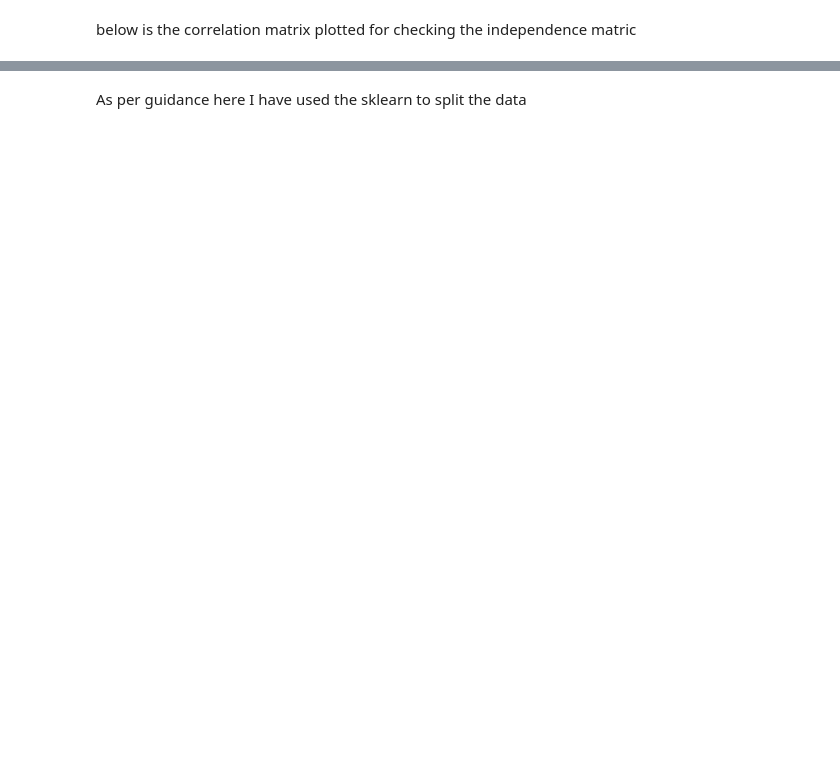
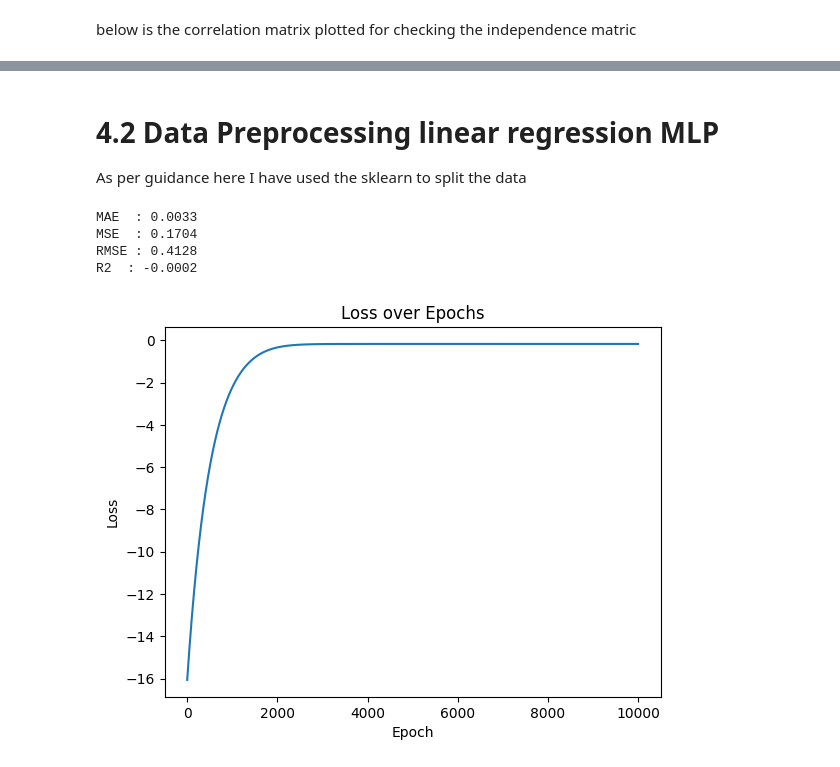
Before and after one commit to AMOLCAD/2025ag05055_dnn, a Jupyter notebook: Assignment.ipynb, the cells around one changed output, grey strips where cells are left out. Drawn from its saved outputs; the diff is of its cells as text; code cells hidden in the pictures; blank space fills up the shorter version.

Commit message:
added Mean absolute error factor

```diff
--- a/Assignment.ipynb
+++ b/Assignment.ipynb
@@ -318,6 +358,7 @@ class MLP:
         AL, _ = self.forward_propagation(X)
         return AL
 # %% [markdown]
+# 4.2 Data Preprocessing linear regression MLP
 As per guidance here I have used the sklearn to split the data
 # %%
 from sklearn.model_selection import train_test_split
@@ -360,21 +401,29 @@ predictions = mlp.predict(X_test)
 # %%
 
 y_pred = pd.Series(predictions.flatten())
 y_true = pd.Series(Y_test)
 
+mae = (y_true - y_pred).mean()
 mse = ((y_true - y_pred) ** 2).mean()
 rmse = np.sqrt(mse)
 
 ss_total = ((y_true - y_true.mean()) ** 2).sum()
 ss_res = ((y_true - y_pred) ** 2).sum()
 r2 = 1 - (ss_res / ss_total)
 
+print(f"MAE  : {mae:.4f}")
 print(f"MSE  : {mse:.4f}")
 print(f"RMSE : {rmse:.4f}")
 print(f"R2  : {r2:.4f}")
 
 plt.plot(mlp.loss_history)
 plt.title("Loss over Epochs")
 plt.xlabel("Epoch")
 plt.ylabel("Loss")
 plt.show()
+# %% [output]
+MAE  : 0.0033
+MSE  : 0.1704
+RMSE : 0.4128
+R2  : -0.0002
+[figure, added]
```
Also changed, not shown: parts of 6 cells of this notebook.
